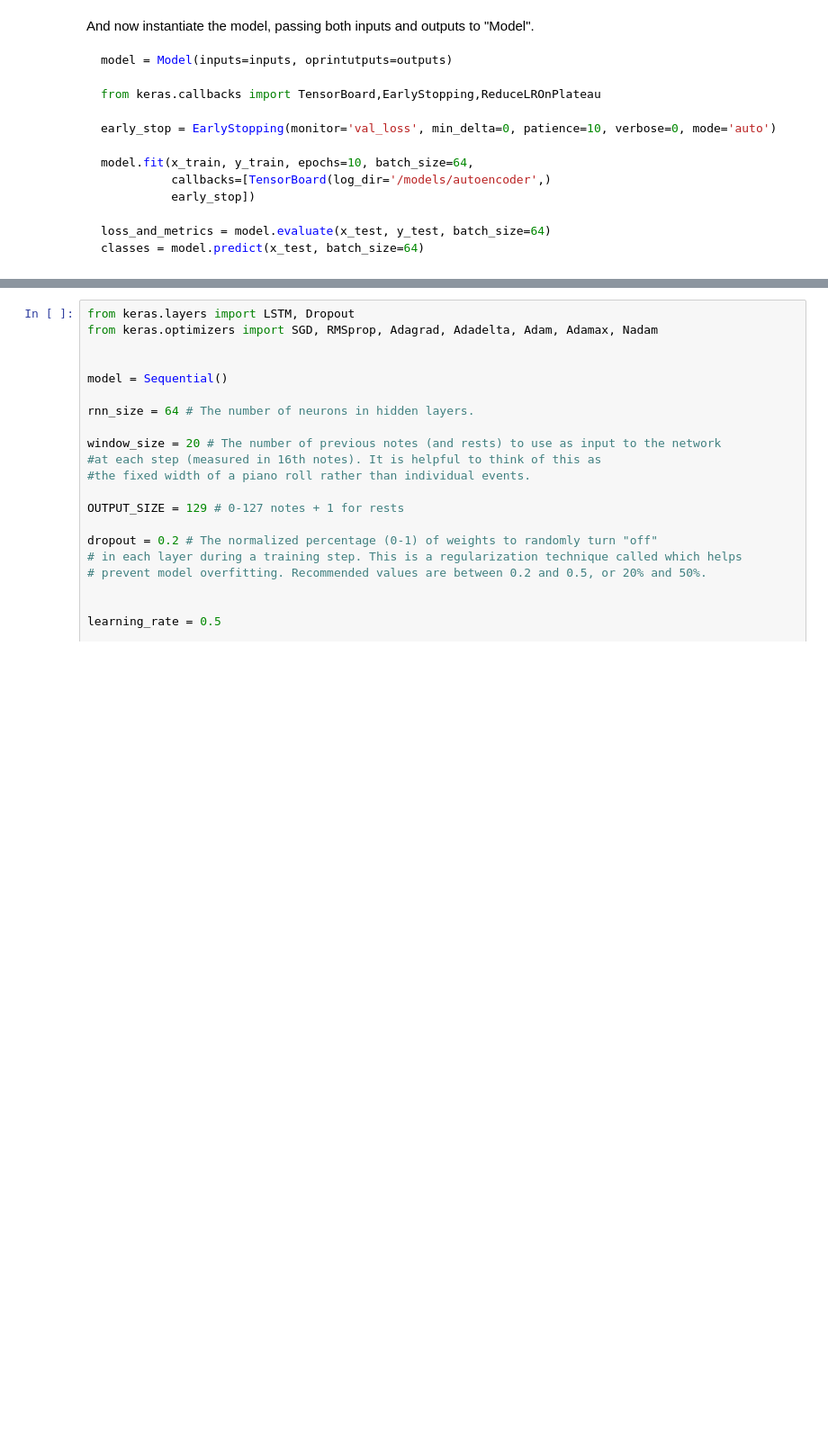
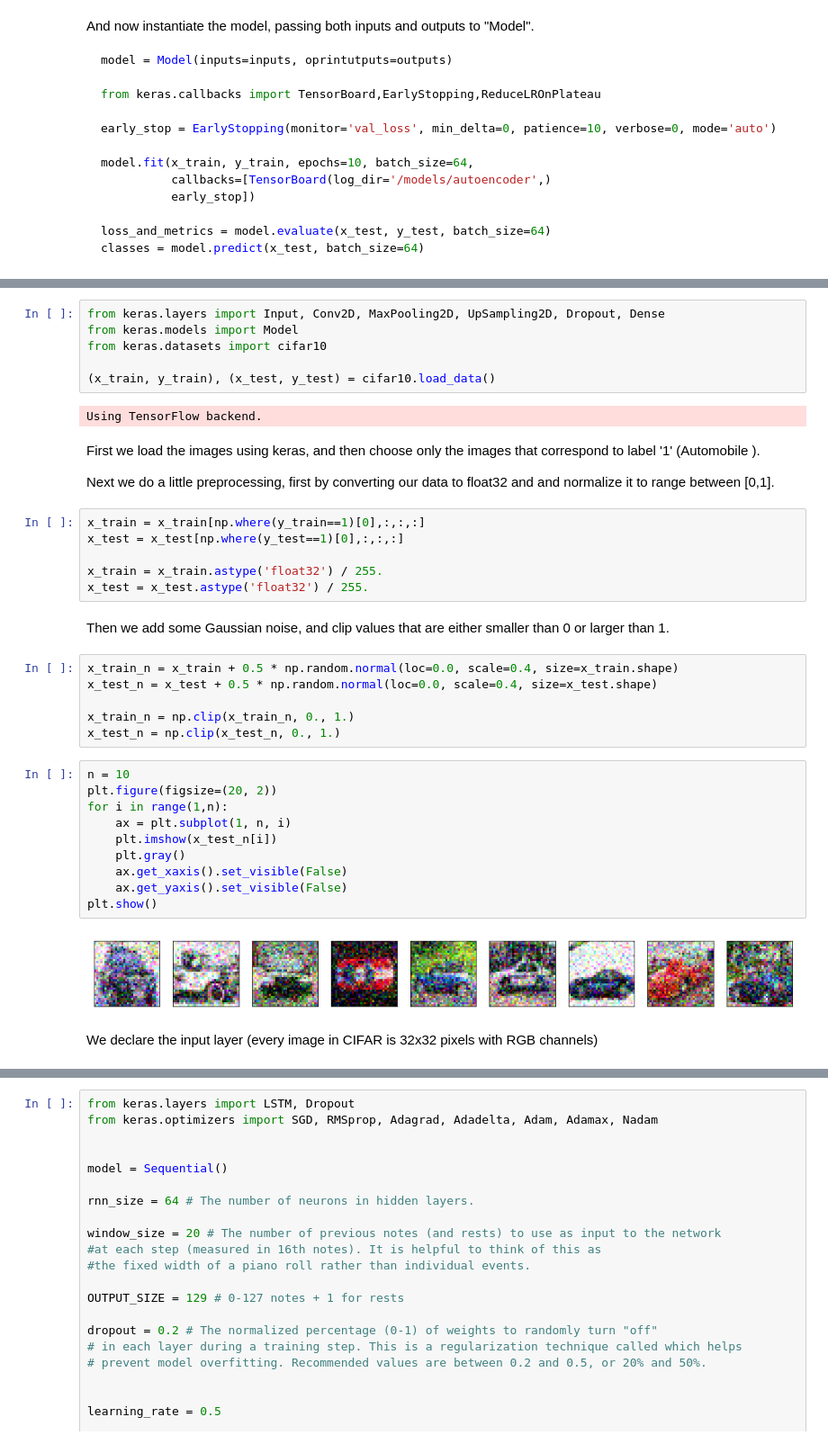
Before and after one commit to Hezi-Resheff/Oreilly-OSCON2017-Learning-TensorFlow, a Jupyter notebook: notebooks/Abstractions.ipynb, the cells around one changed output, grey strips where cells are left out. Shown at 90% size. Saved outputs shown, nothing was run; the diff lists cells and outputs as text; blank space fills up the shorter version.

```diff
--- a/notebooks/Abstractions.ipynb
+++ b/notebooks/Abstractions.ipynb
@@ -434,0 +468,41 @@ classes = model.predict(x_test, batch_size=64)
+# %%
+from keras.layers import Input, Conv2D, MaxPooling2D, UpSampling2D, Dropout, Dense
+from keras.models import Model
+from keras.datasets import cifar10
+
+(x_train, y_train), (x_test, y_test) = cifar10.load_data()
+# %% [output]
+Using TensorFlow backend.
+# %% [markdown]
+First we load the images using keras, and then choose only the images that correspond to label '1' (Automobile
+).
+
+Next we do a little preprocessing, first by converting our data to float32 and and normalize it to range between [0,1].
+# %%
+x_train = x_train[np.where(y_train==1)[0],:,:,:]
+x_test = x_test[np.where(y_test==1)[0],:,:,:]
+
+x_train = x_train.astype('float32') / 255.
+x_test = x_test.astype('float32') / 255.
+# %% [markdown]
+Then we add some Gaussian noise, and clip values that are either smaller than 0 or larger than 1.
+# %%
+x_train_n = x_train + 0.5 * np.random.normal(loc=0.0, scale=0.4, size=x_train.shape)
+x_test_n = x_test + 0.5 * np.random.normal(loc=0.0, scale=0.4, size=x_test.shape)
+
+x_train_n = np.clip(x_train_n, 0., 1.)
+x_test_n = np.clip(x_test_n, 0., 1.)
+# %%
+n = 10
+plt.figure(figsize=(20, 2))
+for i in range(1,n):
+    ax = plt.subplot(1, n, i)
+    plt.imshow(x_test_n[i])
+    plt.gray()
+    ax.get_xaxis().set_visible(False)
+    ax.get_yaxis().set_visible(False)
+plt.show()
+# %% [output]
+[figure, added]
+# %% [markdown]
+We declare the input layer (every image in CIFAR is 32x32 pixels with RGB channels)
```
Also changed, not shown: parts of 45 cells of this notebook, 8 other files.
